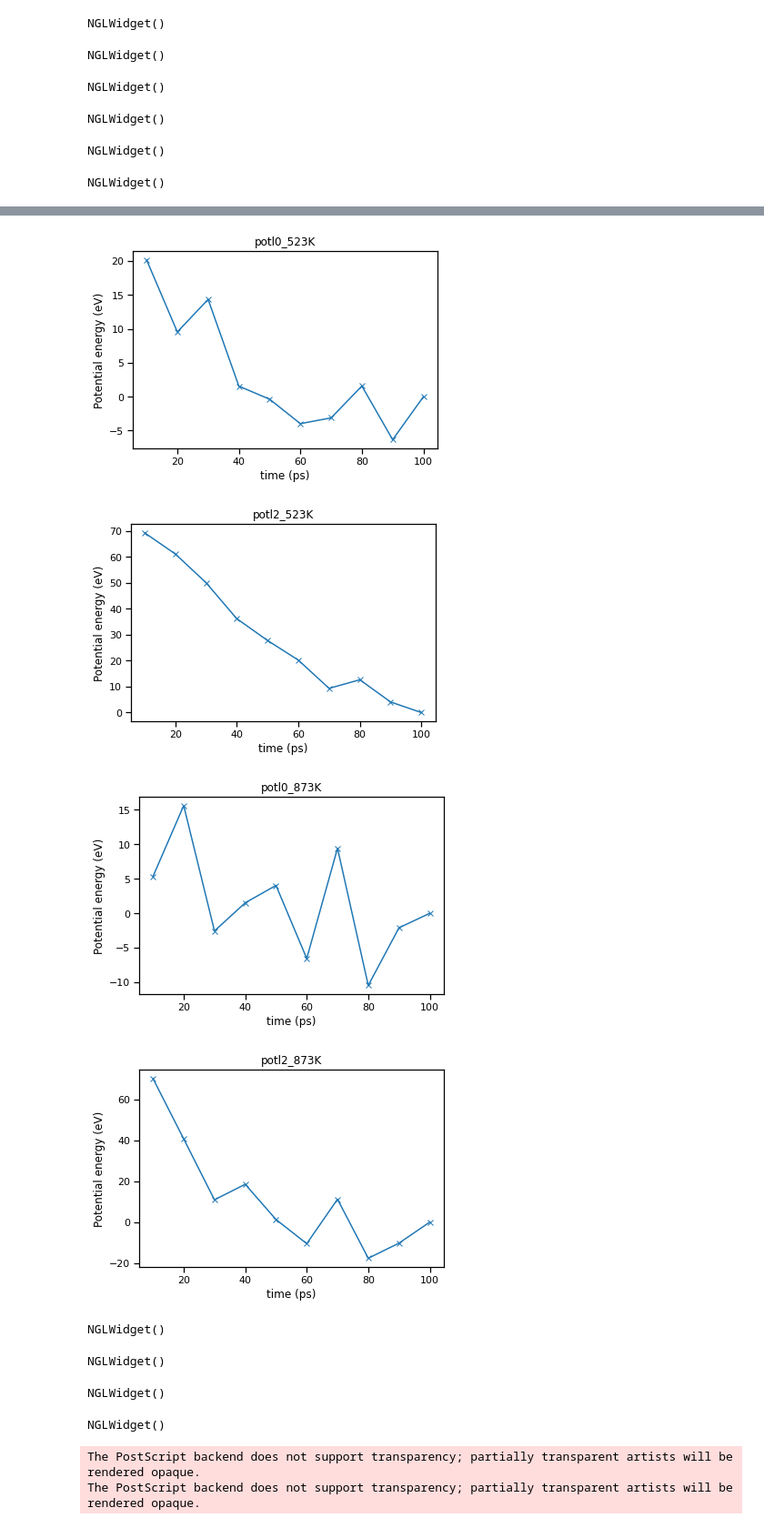
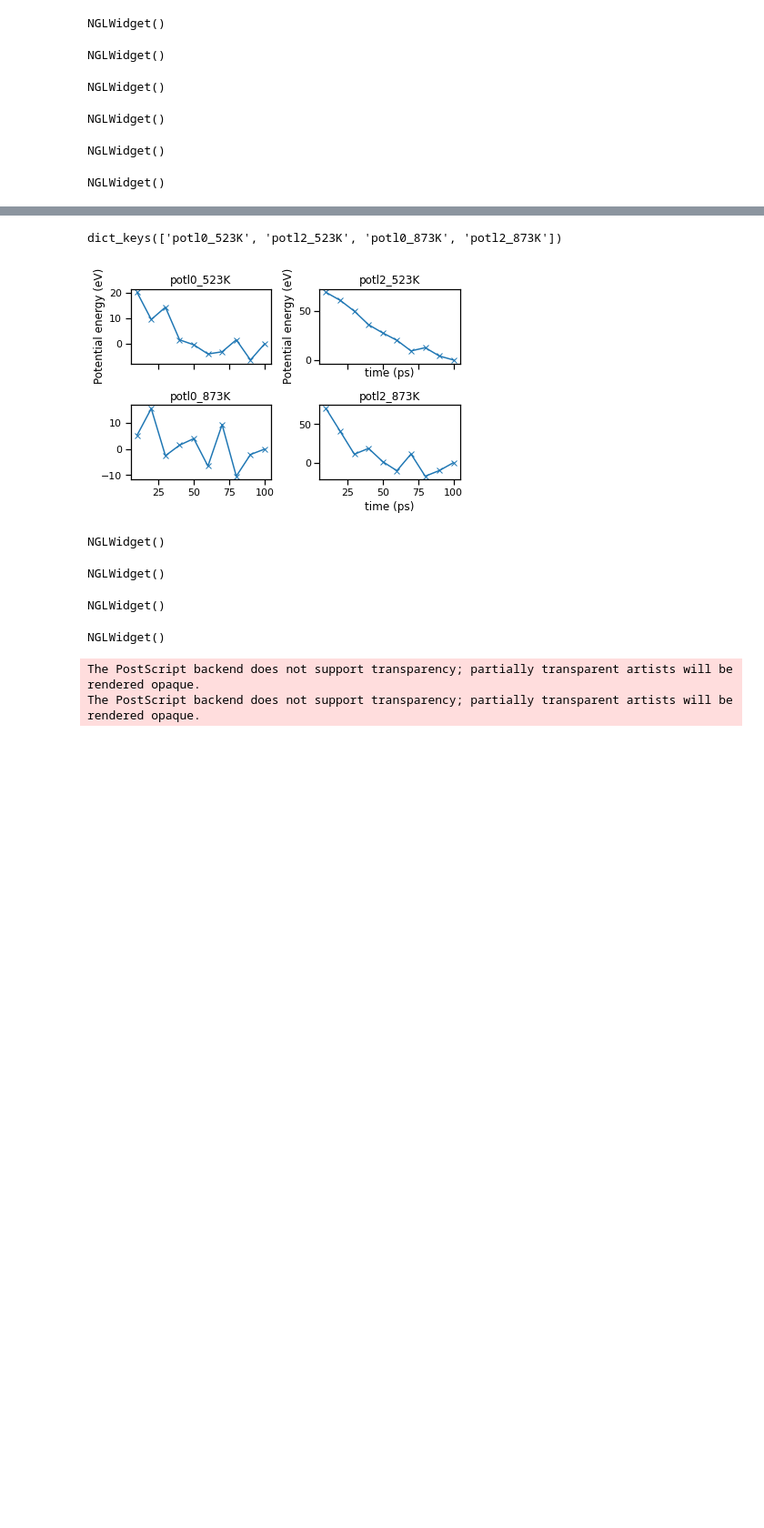
Before and after one commit to liamhuber/FeAl_solution, a Jupyter notebook: project.ipynb, the cells around one changed output, grey strips where cells are left out. Shown at 91% size. Cells and saved outputs as stored; diff of their text form; code cells hidden in the pictures; blank space fills up the shorter version.

```diff
--- a/project.ipynb
+++ b/project.ipynb
@@ -40,8 +40,8 @@ c_Al_targets = np.unique(np.concatenate((
 deg = 3
 c_range = np.linspace(0, 0.25, 200)
 
-
-for potl_index in [0, 2]:
+fig, axes = plt.subplots(nrows=2, figsize=(5, 9))
+for potl_index, ax in zip([0, 2], axes):
     e_ref =  pr.zerok.get_bcc_peratom_energy(potl_index=potl_index)
 
     columnar_energy = np.array([
@@ -64,7 +64,11 @@ for potl_index in [0, 2]:
     S = pr.zerok.S_ideal_mixing(c_Al_targets)
     poly = np.poly1d(np.polyfit(concentrations, means, deg=deg))
 
-    ax = pr.zerok.plot_phases_0K(relative=True, potl_index=potl_index)
+    ax = pr.zerok.plot_phases_0K(
+        relative=True,
+        potl_index=potl_index,
+        ax=ax
+    )
     ax.plot(columnar_c_Al, columnar_energy, label='Columnar', marker='o', linestyle='--')
     ax.plot(layered_c_Al, layered_energy, label='Layered', marker='s', linestyle='--')
     ax.errorbar(
@@ -96,6 +100,11 @@ for potl_index in [0, 2]:
     )
     ax.axvline(0.18, color='k', linestyle='--')
     ax.set_title(pr.input.potentials[potl_index])
-    plt.legend()
-    plt.show();
+    ax.legend()
+fig.tight_layout()
+fig.savefig(
+    'writeup/supplementary/figures/expanded_0K_phases.eps',
+    format='eps'
+)
+plt.show();
 # %% [output]
@@ -151,16 +176,21 @@ for T in [523, 873]:
+# %%
+mcmd_jobs.keys()
+# %% [output]
+dict_keys(['potl0_523K', 'potl2_523K', 'potl0_873K', 'potl2_873K'])
 # %%
-for name, job in mcmd_jobs.items():
+fig, axes = plt.subplots(ncols=2, nrows=2, sharex=True)
+for ax, (name, job) in zip(axes.flatten(), mcmd_jobs.items()):
     time = (1 + np.arange(len(job.output.energy_pot[1:]))) * 10  # ps
-    plt.plot(time, job.output.energy_pot[1:] - job.output.energy_pot[-1], marker='x')
-    plt.xlabel('time (ps)')
-    plt.ylabel('Potential energy (eV)')
-    plt.title(name)
-    plt.show()
+    ax.plot(time, job.output.energy_pot[1:] - job.output.energy_pot[-1], marker='x')
+    ax.set_title(name)
+axes[0, 1].set_xlabel('time (ps)')
+axes[1, 1].set_xlabel('time (ps)')
+axes[0, 0].set_ylabel('Potential energy (eV)')
+axes[0, 1].set_ylabel('Potential energy (eV)')
+fig.tight_layout()
+plt.show()
 # %% [output]
-[figure, old version]
+[figure, new version]
-[figure, removed]
-[figure, removed]
-[figure, removed]
 # %%
 pr.mcmd_sro.remap_species(mcmd_jobs['potl0_523K']).plot3d()
 # %% [output]
```
Also changed, not shown: parts of 2 cells of this notebook, 2 other files.
